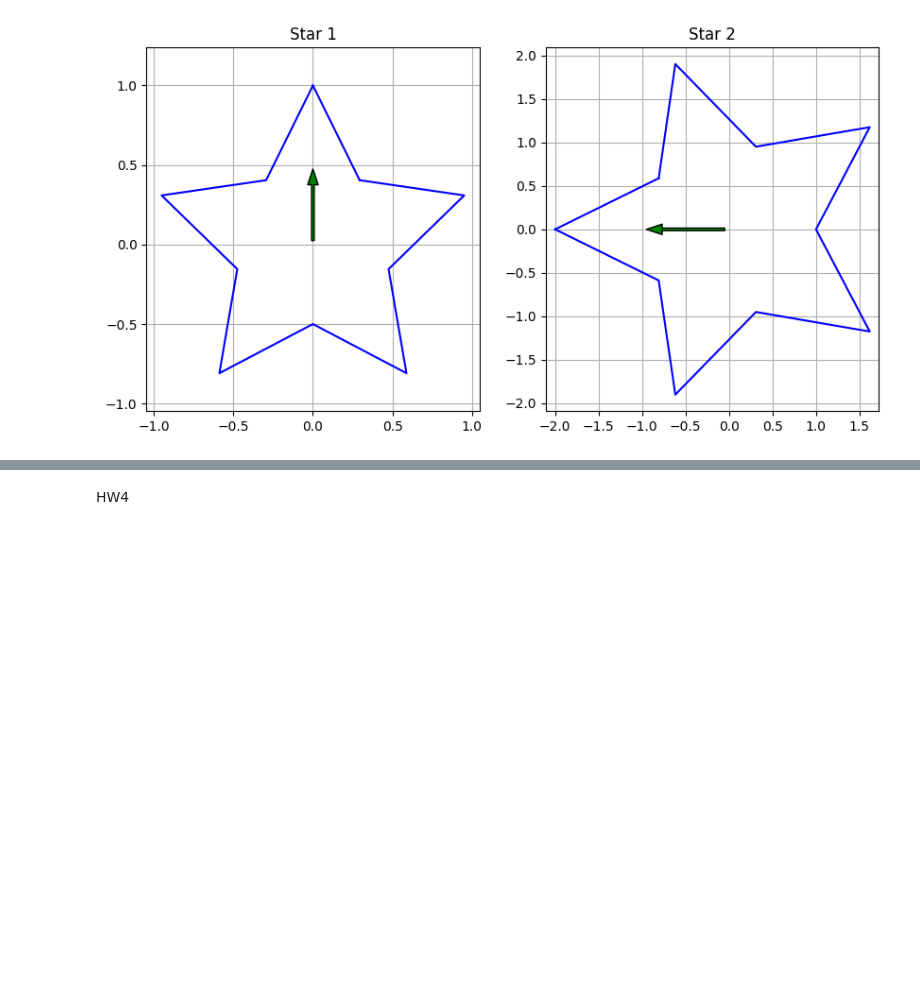
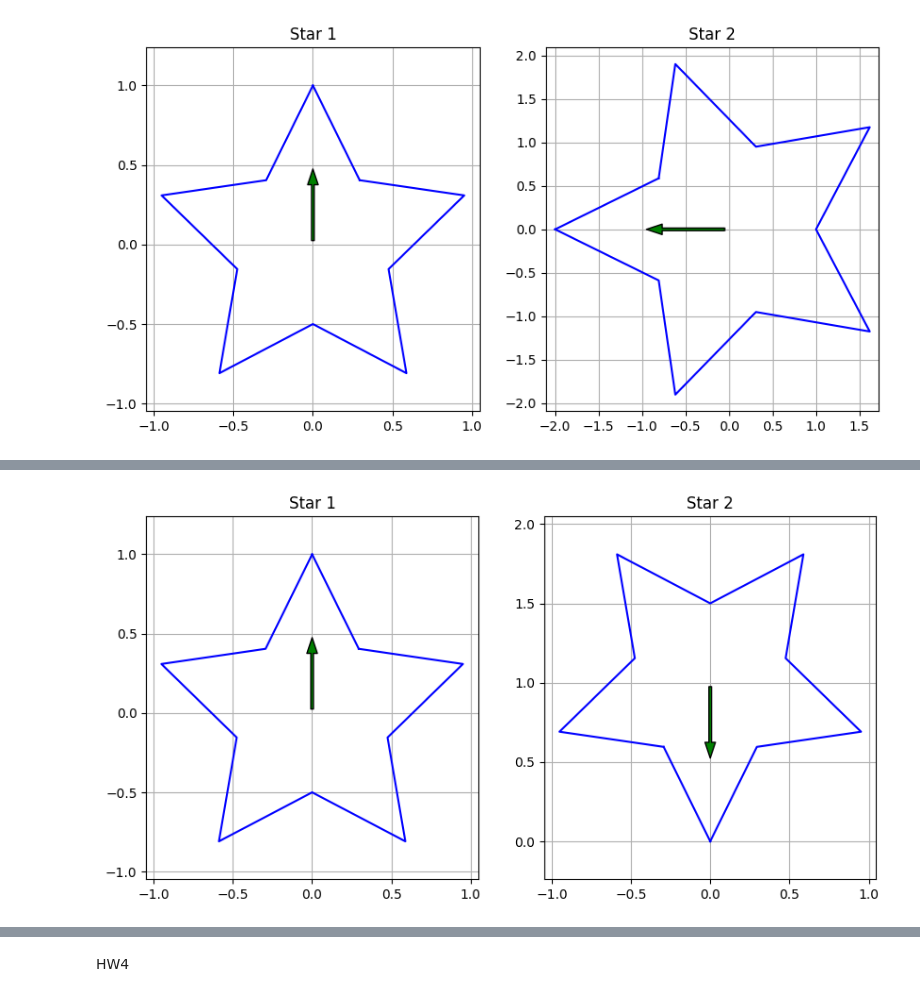
Before and after one commit to Cooper1217/BME3053C-Spring-2025, a Jupyter notebook: HW/All_HWs.ipynb, the cells around one changed output, grey strips where cells are left out. Saved outputs shown, nothing was run; the diff lists cells and outputs as text; code cells hidden in the pictures; blank space fills up the shorter version.

```diff
--- a/HW/All_HWs.ipynb
+++ b/HW/All_HWs.ipynb
@@ -134,0 +121,13 @@ ValueError: matmul: Input operand 1 has a mismatch in its core dimension 0, with
+# %%
+#rotated 180 and translated up 1
+cell_six = generate_star(center=(0,0), num_points=5, outer_radius=1, inner_radius=0.5, homogeneous=True)
+rotated_six = rotate(180)
+translated_six = translate(0,1)
+new_six = translated_six @ rotated_six
+new_six_2 = (new_six @ cell_six.T).T
+
+
+
+plot_stars([cell_six, new_six_2])
+# %% [output]
+[figure, added]
```
Also changed, not shown: parts of 6 cells of this notebook.
